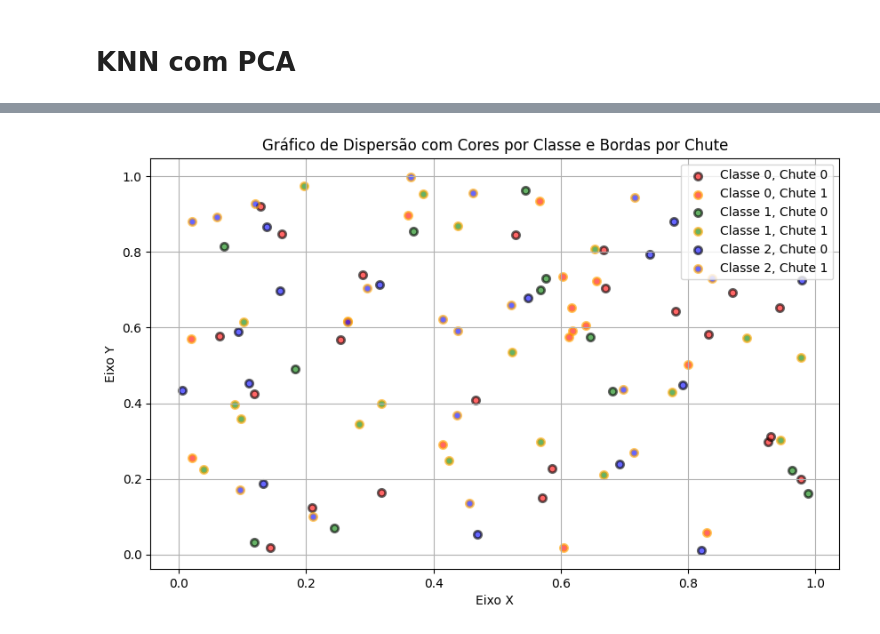
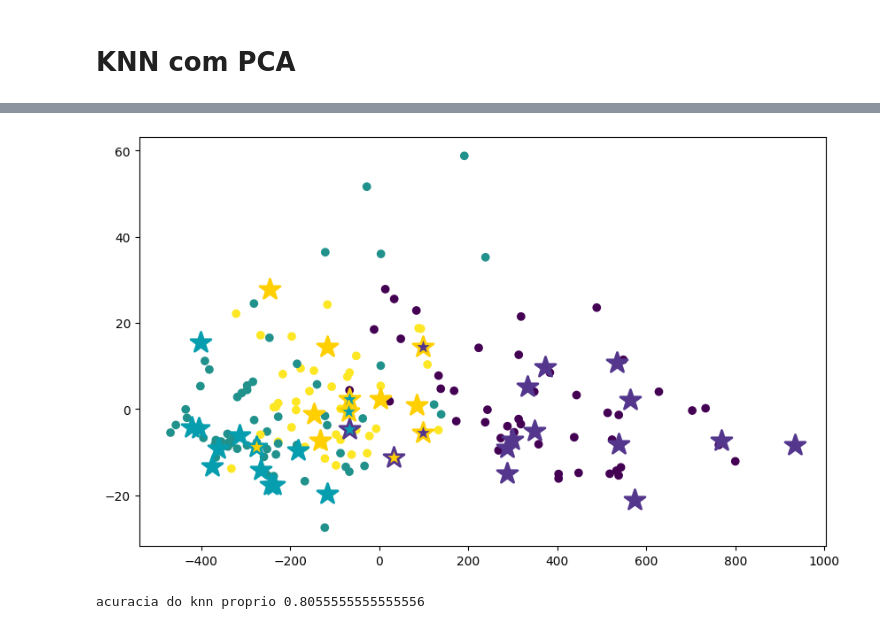
Before and after one commit to salocinrevenge/AlgeLin-ML, a Jupyter notebook: tarefa1.ipynb, the cells around one changed output, grey strips where cells are left out. Drawn from its saved outputs; the diff is of its cells as text; code cells hidden in the pictures.

```diff
--- a/tarefa1.ipynb
+++ b/tarefa1.ipynb
@@ -370,19 +422,0 @@ plot(pca_train, y_train_original, pca_test, y_test_original, chutes)
-# %%
-concatenado = jnp.concatenate((X_train, X_test), axis=0)
-
-# calcula o pca
-pca_vec_conc = pca(concatenado, 2)
-
-pca_train, pca_test = pca_vec_conc[:X_train.shape[0]], pca_vec_conc[X_train.shape[0]:]
-
-
-cores = {0:'#069DAE', 1: '#FFCF00', 2:'#54378D'}
-# deixa o plot maior
-plt.figure(figsize=(10, 7))
-#plota pca_train com bolinhas e suas classes
-plt.scatter(pca_train[:, 0], pca_train[:, 1], c=y_train_original)
-# plota pca_test com * e suas classes, alem de borda e tamanho 10
-plt.sca
-plt.scatter(pca_test[:, 0], pca_test[:, 1], c=y_test_original, marker='*', edgecolors="black", linewidth=1, s=300)
-plt.show()
-# printa as cores usadas
@@ -391,42 +423,7 @@ plt.show()
-# %%
-import numpy as np
-import matplotlib.pyplot as plt
-
-# Gerar alguns dados de exemplo
-np.random.seed(0)
-num_points = 100
-x = np.random.rand(num_points)
-y = np.random.rand(num_points)
-
-# Definindo classes (por exemplo, 3 classes)
-classes = np.random.randint(0, 3, num_points)
-
-# Definindo chutes (por exemplo, 2 chutes)
-chutes = np.random.randint(0, 2, num_points)
-
-# Criar um dicionário de cores para as classes
-colors = {0: 'red', 1: 'green', 2: 'blue'}
-
-# Criar um dicionário de cores para as bordas dos chutes
-border_colors = {0: 'black', 1: 'orange'}
-
-# Criar o gráfico de dispersão
-plt.figure(figsize=(10, 6))
-for c in np.unique(classes):
-    for ch in np.unique(chutes):
-        mask = (classes == c) & (chutes == ch)
-        plt.scatter(x[mask], y[mask],
-                    color=colors[c],
-                    edgecolor=border_colors[ch],
-                    linewidth=2,
-                    label=f'Classe {c}, Chute {ch}',
-                    alpha=0.6)
-
-plt.title('Gráfico de Dispersão com Cores por Classe e Bordas por Chute')
-plt.xlabel('Eixo X')
-plt.ylabel('Eixo Y')
-plt.legend()
-plt.grid()
-plt.show()
-# %% [output]
-[figure, removed]
+# %%
+chutes = knn(X_train, y_train, X_test, 3, euclidean)
+plot(pca_train, y_train_original, pca_test, y_test_original, chutes)
+print("acuracia do knn proprio",evaluate(y_test, chutes))
+# %% [output]
+[figure, added]
+acuracia do knn proprio 0.8055555555555556
```
Also changed, not shown: parts of 13 cells of this notebook.
